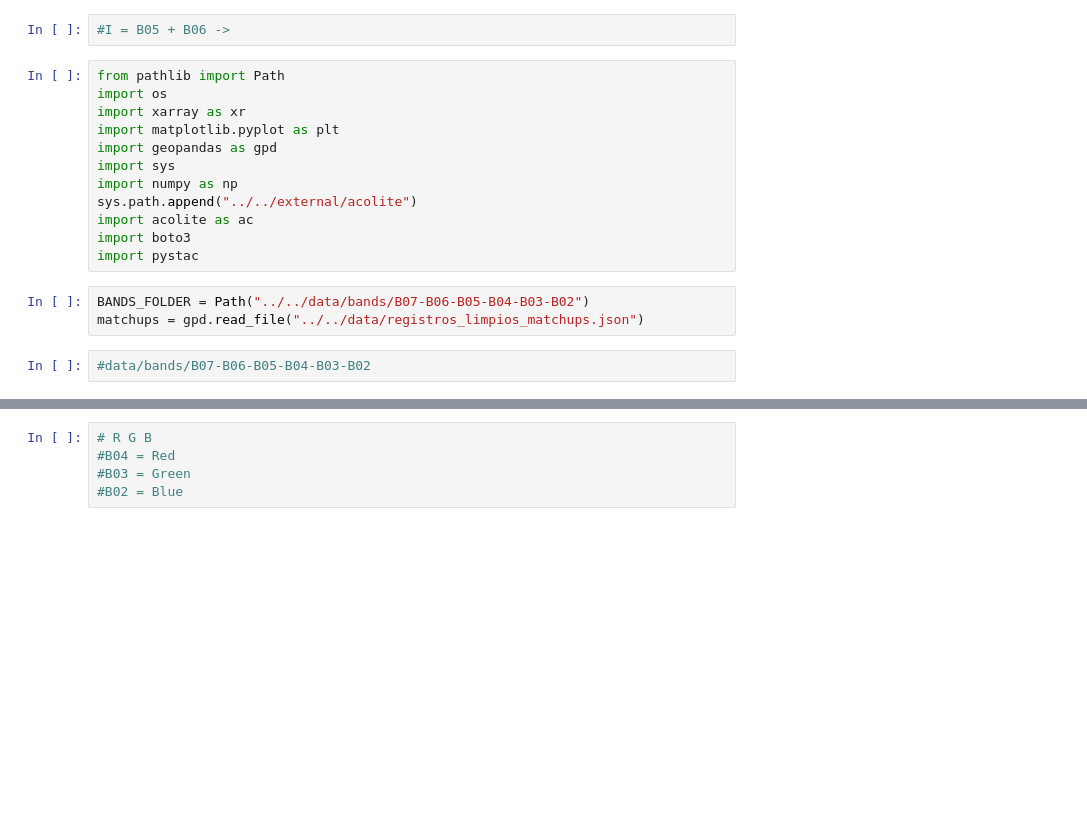
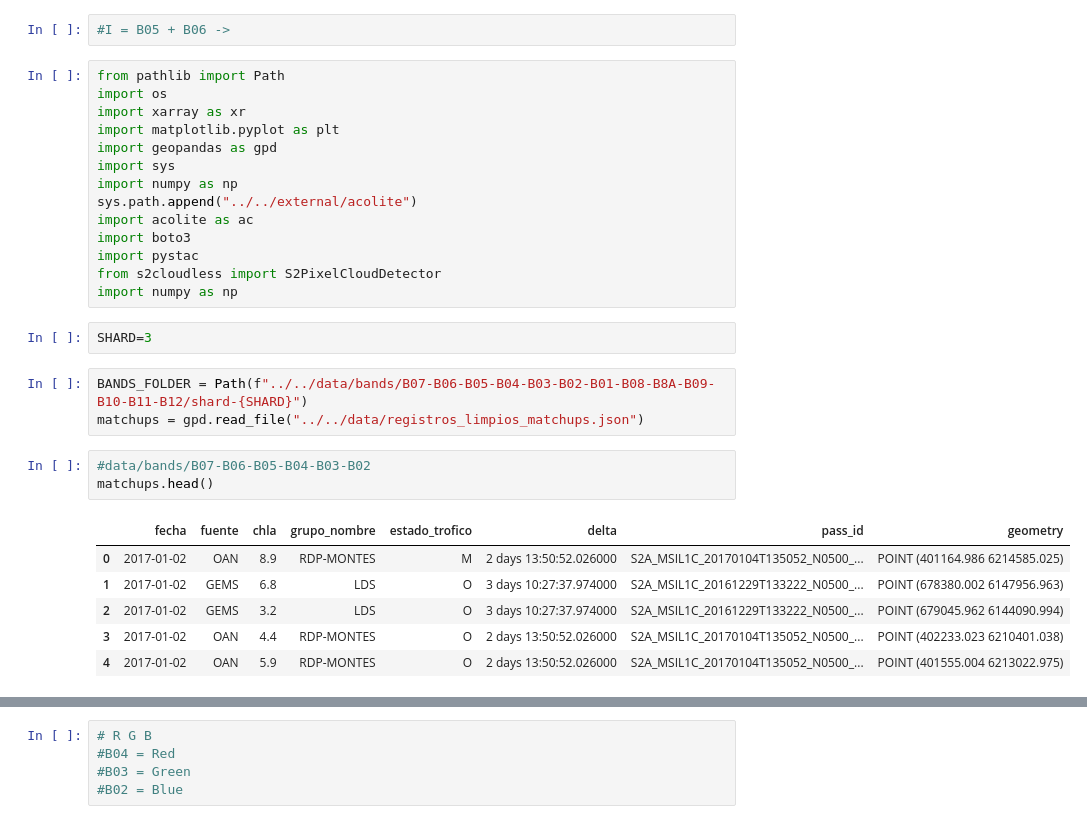
Before and after one commit to dimy20/ProyectoAA, a Jupyter notebook: notebooks/datos_satelitales/indices.ipynb, the cells around one changed output, grey strips where cells are left out. Cells and saved outputs as stored; diff of their text form; blank space fills up the shorter version.

```diff
--- a/notebooks/datos_satelitales/indices.ipynb
+++ b/notebooks/datos_satelitales/indices.ipynb
@@ -20,8 +20,20 @@ sys.path.append("../../external/acolite")
 import acolite as ac
 import boto3
 import pystac
+from s2cloudless import S2PixelCloudDetector
+import numpy as np
+# %%
+SHARD=3
 # %%
-BANDS_FOLDER = Path("../../data/bands/B07-B06-B05-B04-B03-B02")
+BANDS_FOLDER = Path(f"../../data/bands/B07-B06-B05-B04-B03-B02-B01-B08-B8A-B09-B10-B11-B12/shard-{SHARD}")
 matchups = gpd.read_file("../../data/registros_limpios_matchups.json")
 # %%
 #data/bands/B07-B06-B05-B04-B03-B02
+matchups.head()
+# %% [output]
+|  | fecha | fuente | chla | grupo_nombre | estado_trofico | delta | pass_id | geometry |
+| 0 | 2017-01-02 | OAN | 8.9 | RDP-MONTES | M | 2 days 13:50:52.026000 | S2A_MSIL1C_20170104T135052_N0500_... | POINT (401164.986 6214585.025) |
+| 1 | 2017-01-02 | GEMS | 6.8 | LDS | O | 3 days 10:27:37.974000 | S2A_MSIL1C_20161229T133222_N0500_... | POINT (678380.002 6147956.963) |
+| 2 | 2017-01-02 | GEMS | 3.2 | LDS | O | 3 days 10:27:37.974000 | S2A_MSIL1C_20161229T133222_N0500_... | POINT (679045.962 6144090.994) |
+| 3 | 2017-01-02 | OAN | 4.4 | RDP-MONTES | O | 2 days 13:50:52.026000 | S2A_MSIL1C_20170104T135052_N0500_... | POINT (402233.023 6210401.038) |
+| 4 | 2017-01-02 | OAN | 5.9 | RDP-MONTES | O | 2 days 13:50:52.026000 | S2A_MSIL1C_20170104T135052_N0500_... | POINT (401555.004 6213022.975) |
```
Also changed, not shown: parts of 50 cells of this notebook, 10 other files.
